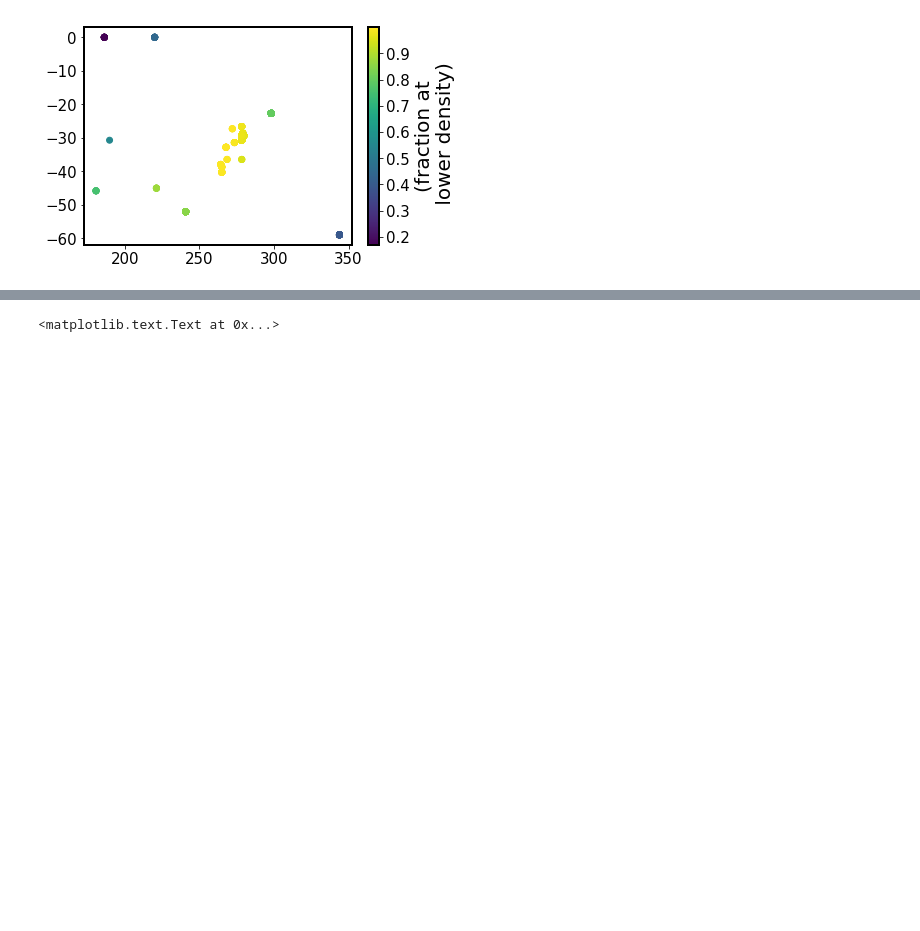
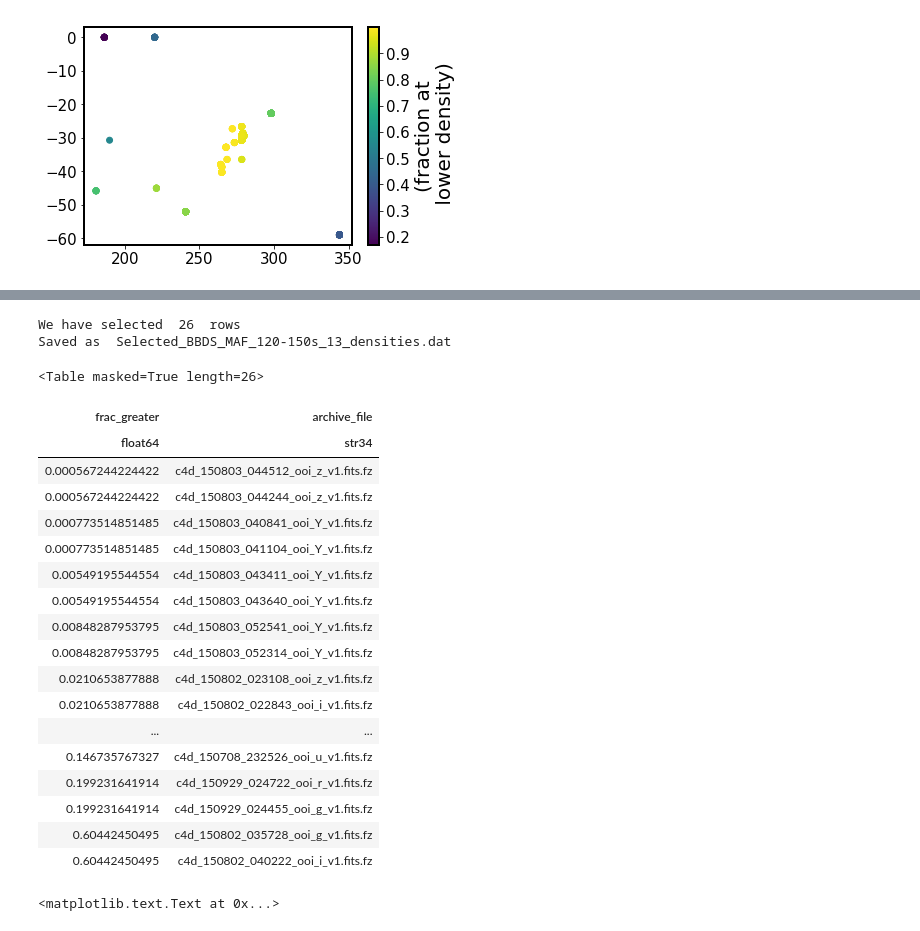
Before and after one commit to suberlak/crowded_fields, a Jupyter notebook: code/BBDS_MAF_download.ipynb, the cells around one changed output, grey strips where cells are left out. Cells and saved outputs as stored; diff of their text form; code cells hidden in the pictures; blank space fills up the shorter version.

```diff
--- a/code/BBDS_MAF_download.ipynb
+++ b/code/BBDS_MAF_download.ipynb
@@ -262,0 +316,19 @@ bdbs_maf[['dtnsanam', 'reference', 'filter', 'exposure', 'ra','dec', 'source_den
+# %%
+# Store info about the selected fields ...
+select_rows = np.in1d(bdbs_maf['dtnsanam'].data.data.astype(str), selected_names)
+print('We have selected ',np.sum(select_rows), ' rows')
+cols = ['dtnsanam', 'reference', 'filter', 'exposure',
+        'ra','dec', 'source_density', 'frac_greater']
+fname = 'Selected_BBDS_MAF_120-150s_13_densities.dat'
+
+bdbs_maf_save = bdbs_maf[select_rows][cols]
+
+x = len('http://nsaserver.sdm.noao.edu:7003/?fileRef=')
+file_list = [name[x:] for name in bdbs_maf_save['reference'].data.data.astype(str)]
+
+bdbs_maf_save['archive_file'] = file_list
+bdbs_maf_save.write(fname, format='ascii', overwrite=True)
+print('Saved as ', fname)
+# %% [output]
+We have selected  26  rows
+Saved as  Selected_BBDS_MAF_120-150s_13_densities.dat
@@ -263,3 +337,25 @@ bdbs_maf[['dtnsanam', 'reference', 'filter', 'exposure', 'ra','dec', 'source_den
+# %%
+bdbs_maf_save[['frac_greater', 'archive_file']]
+# %% [output]
+<Table masked=True length=26>
+| frac_greater | archive_file |
+| float64 | str34 |
+| 0.000567244224422 | c4d_150803_044512_ooi_z_v1.fits.fz |
+| 0.000567244224422 | c4d_150803_044244_ooi_z_v1.fits.fz |
+| 0.000773514851485 | c4d_150803_040841_ooi_Y_v1.fits.fz |
+| 0.000773514851485 | c4d_150803_041104_ooi_Y_v1.fits.fz |
+| 0.00549195544554 | c4d_150803_043411_ooi_Y_v1.fits.fz |
+| 0.00549195544554 | c4d_150803_043640_ooi_Y_v1.fits.fz |
+| 0.00848287953795 | c4d_150803_052541_ooi_Y_v1.fits.fz |
+| 0.00848287953795 | c4d_150803_052314_ooi_Y_v1.fits.fz |
+| 0.0210653877888 | c4d_150802_023108_ooi_z_v1.fits.fz |
+| 0.0210653877888 | c4d_150802_022843_ooi_i_v1.fits.fz |
+| ... | ... |
+| 0.146735767327 | c4d_150708_232526_ooi_u_v1.fits.fz |
+| 0.199231641914 | c4d_150929_024722_ooi_r_v1.fits.fz |
+| 0.199231641914 | c4d_150929_024455_ooi_g_v1.fits.fz |
+| 0.60442450495 | c4d_150802_035728_ooi_g_v1.fits.fz |
+| 0.60442450495 | c4d_150802_040222_ooi_i_v1.fits.fz |
 # %%
 plt.hist(100*(bdbs_maf['frac_greater']))
 plt.xlabel('Density percentile %')
```
Also changed, not shown: parts of 28 cells of this notebook.
